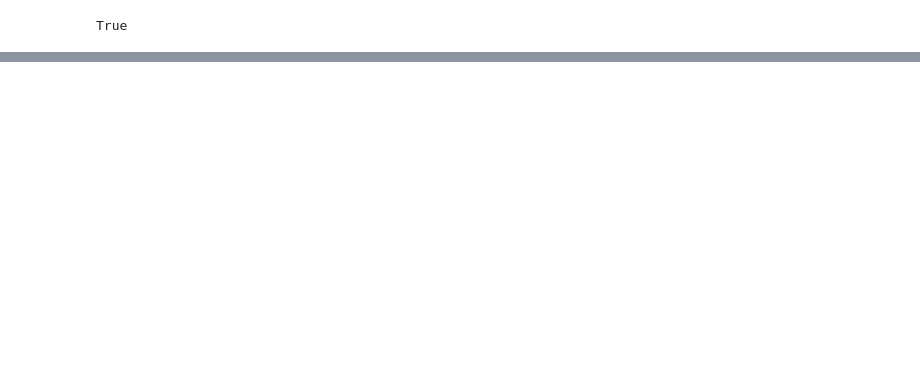
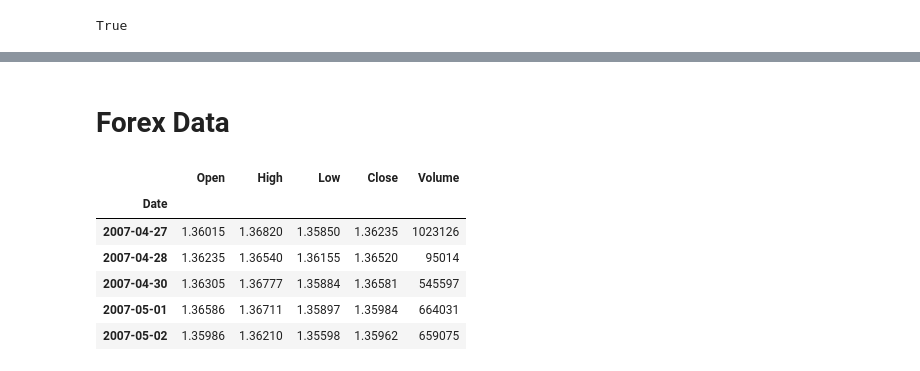
Before and after one commit to minhanhle93/Crypto-Forecasting, a Jupyter notebook: Notebook/crypto_data_analysis.ipynb, the cells around one changed output, grey strips where cells are left out. Cells and saved outputs as stored; diff of their text form; code cells hidden in the pictures; blank space fills up the shorter version.

```diff
--- a/Notebook/crypto_data_analysis.ipynb
+++ b/Notebook/crypto_data_analysis.ipynb
@@ -72,0 +96,2 @@ stocks_df
+# %% [markdown]
+# Forex Data
@@ -72,0 +100,13 @@ stocks_df
+# %%
+# Reading EUR
+EUR_path = Path("../resources/EURUSD.csv")
+EUR_df = pd.read_csv(EUR_path, index_col = "Date", parse_dates = True, infer_datetime_format = True)
+EUR_df.head()
+# %% [output]
+|  | Open | High | Low | Close | Volume |
+| Date |  |  |  |  |  |
+| 2007-04-27 | 1.36015 | 1.36820 | 1.35850 | 1.36235 | 1023126 |
+| 2007-04-28 | 1.36235 | 1.36540 | 1.36155 | 1.36520 | 95014 |
+| 2007-04-30 | 1.36305 | 1.36777 | 1.35884 | 1.36581 | 545597 |
+| 2007-05-01 | 1.36586 | 1.36711 | 1.35897 | 1.35984 | 664031 |
+| 2007-05-02 | 1.35986 | 1.36210 | 1.35598 | 1.35962 | 659075 |
```
Also changed, not shown: parts of 10 cells of this notebook, 3 other files.
